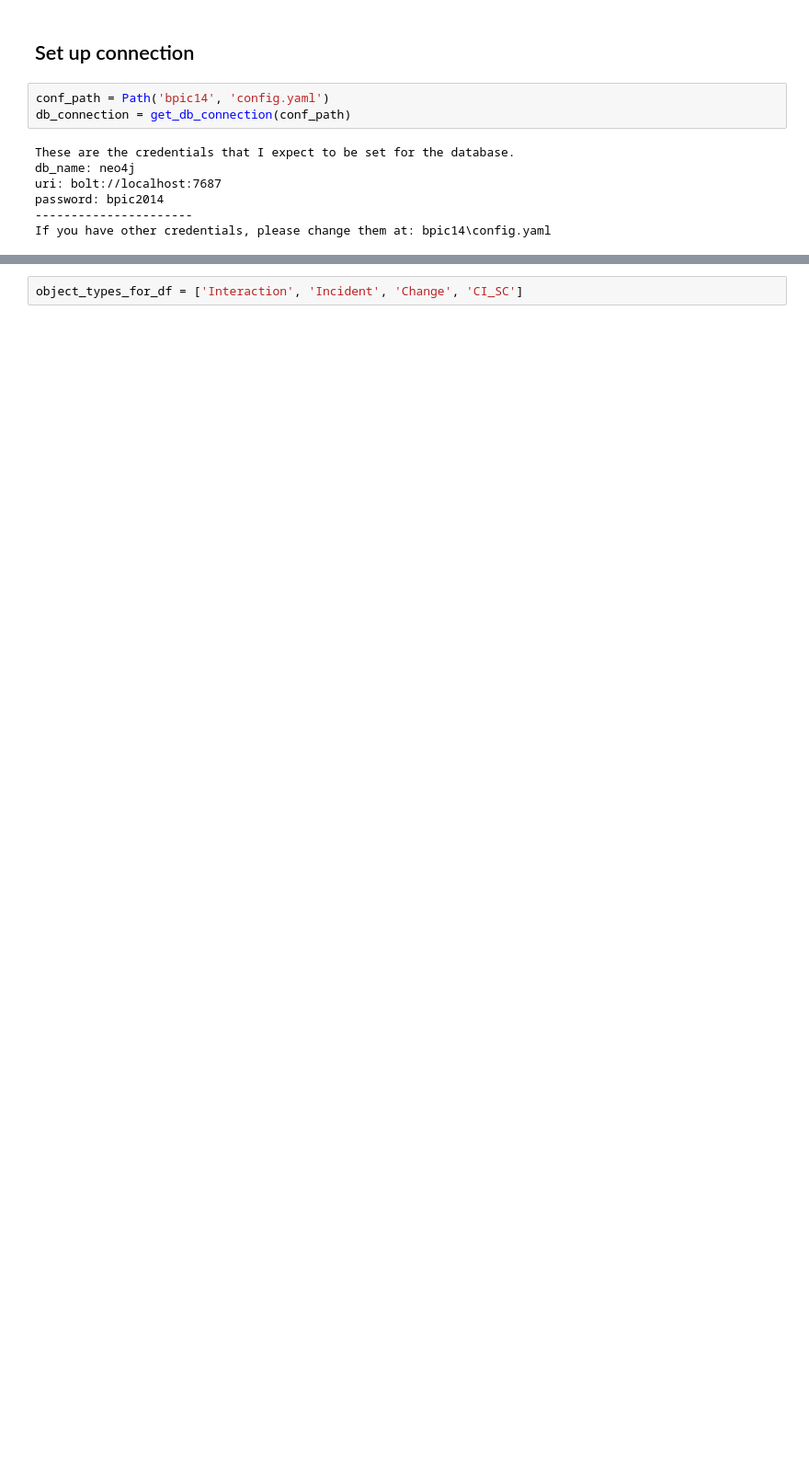
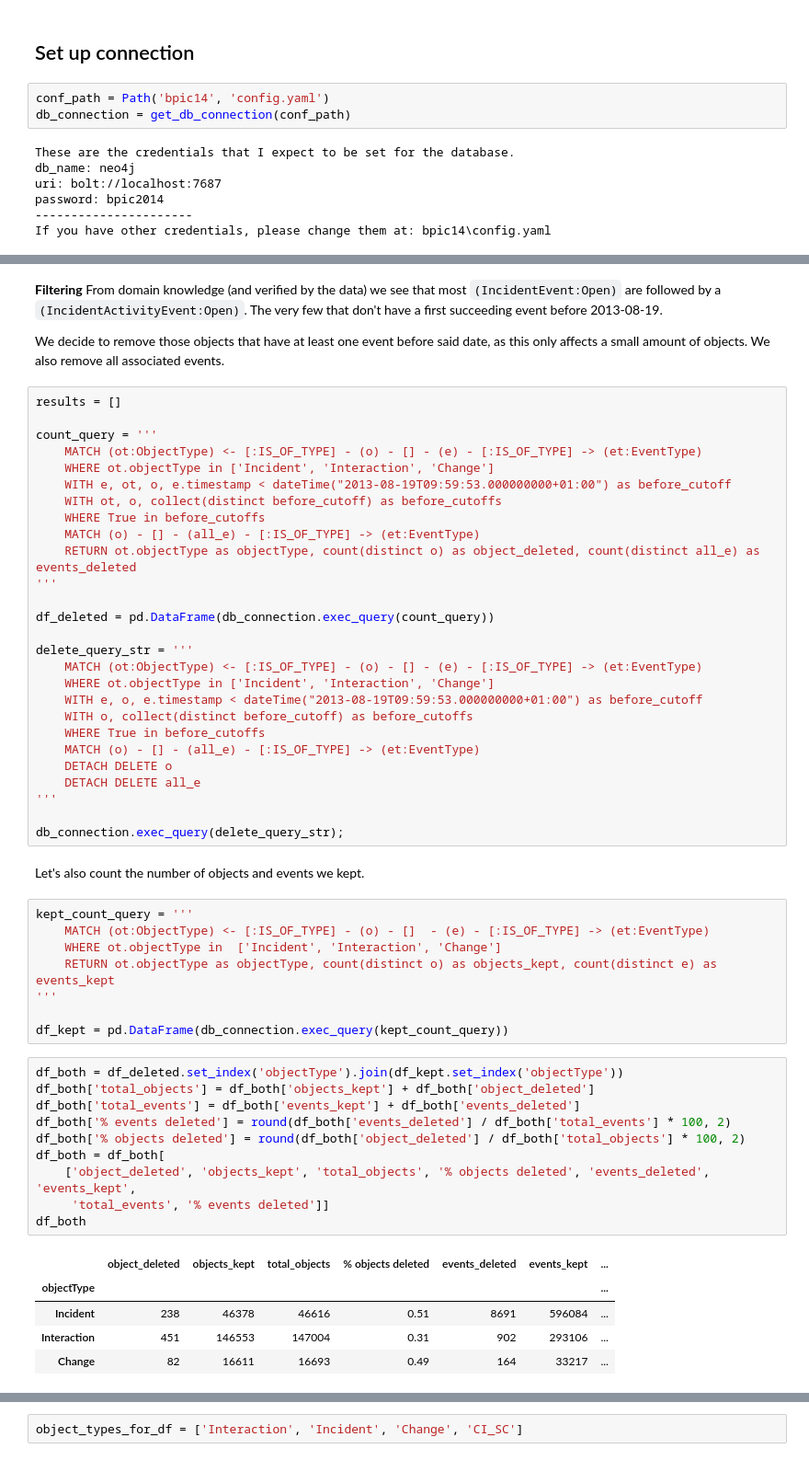
Before and after one commit to Ava-S/EKG_BPIC2014_Notebook, a Jupyter notebook: 3_analysis.ipynb, the cells around one changed output, grey strips where cells are left out. Shown: that part at 92% size. Saved outputs shown, nothing was run; the diff lists cells and outputs as text; blank space fills up the shorter version.

```diff
--- a/3_analysis.ipynb
+++ b/3_analysis.ipynb
@@ -464,0 +178,58 @@ for event_labels in EVENTS.keys():
+# %% [markdown]
+**Filtering**
+From domain knowledge (and verified by the data) we see that most `(IncidentEvent:Open)` are followed by a `(IncidentActivityEvent:Open)`. The very few that don't have a first succeeding event before 2013-08-19.
+
+We decide to remove those objects that have at least one event before said date, as this only affects a small amount of objects. We also remove all associated events.
+# %%
+results = []
+
+count_query = '''
+    MATCH (ot:ObjectType) <- [:IS_OF_TYPE] - (o) - [] - (e) - [:IS_OF_TYPE] -> (et:EventType)
+    WHERE ot.objectType in ['Incident', 'Interaction', 'Change']
+    WITH e, ot, o, e.timestamp < dateTime("2013-08-19T09:59:53.000000000+01:00") as before_cutoff
+    WITH ot, o, collect(distinct before_cutoff) as before_cutoffs
+    WHERE True in before_cutoffs
+    MATCH (o) - [] - (all_e) - [:IS_OF_TYPE] -> (et:EventType)
+    RETURN ot.objectType as objectType, count(distinct o) as object_deleted, count(distinct all_e) as events_deleted
+'''
+
+df_deleted = pd.DataFrame(db_connection.exec_query(count_query))
+
+delete_query_str = '''
+    MATCH (ot:ObjectType) <- [:IS_OF_TYPE] - (o) - [] - (e) - [:IS_OF_TYPE] -> (et:EventType)
+    WHERE ot.objectType in ['Incident', 'Interaction', 'Change']
+    WITH e, o, e.timestamp < dateTime("2013-08-19T09:59:53.000000000+01:00") as before_cutoff
+    WITH o, collect(distinct before_cutoff) as before_cutoffs
+    WHERE True in before_cutoffs
+    MATCH (o) - [] - (all_e) - [:IS_OF_TYPE] -> (et:EventType)
+    DETACH DELETE o
+    DETACH DELETE all_e
+'''
+
+db_connection.exec_query(delete_query_str);
+# %% [markdown]
+Let's also count the number of objects and events we kept.
+# %%
+kept_count_query = '''
+    MATCH (ot:ObjectType) <- [:IS_OF_TYPE] - (o) - []  - (e) - [:IS_OF_TYPE] -> (et:EventType)
+    WHERE ot.objectType in  ['Incident', 'Interaction', 'Change']
+    RETURN ot.objectType as objectType, count(distinct o) as objects_kept, count(distinct e) as events_kept
+'''
+
+df_kept = pd.DataFrame(db_connection.exec_query(kept_count_query))
+# %%
+df_both = df_deleted.set_index('objectType').join(df_kept.set_index('objectType'))
+df_both['total_objects'] = df_both['objects_kept'] + df_both['object_deleted']
+df_both['total_events'] = df_both['events_kept'] + df_both['events_deleted']
+df_both['% events deleted'] = round(df_both['events_deleted'] / df_both['total_events'] * 100, 2)
+df_both['% objects deleted'] = round(df_both['object_deleted'] / df_both['total_objects'] * 100, 2)
+df_both = df_both[
+    ['object_deleted', 'objects_kept', 'total_objects', '% objects deleted', 'events_deleted', 'events_kept',
+     'total_events', '% events deleted']]
+df_both
+# %% [output]
+|  | object_deleted | objects_kept | total_objects | % objects deleted | events_deleted | events_kept | ... |
+| objectType |  |  |  |  |  |  | ... |
+| Incident | 238 | 46378 | 46616 | 0.51 | 8691 | 596084 | ... |
+| Interaction | 451 | 146553 | 147004 | 0.31 | 902 | 293106 | ... |
+| Change | 82 | 16611 | 16693 | 0.49 | 164 | 33217 | ... |
```
Also changed, not shown: parts of 112 cells of this notebook.
